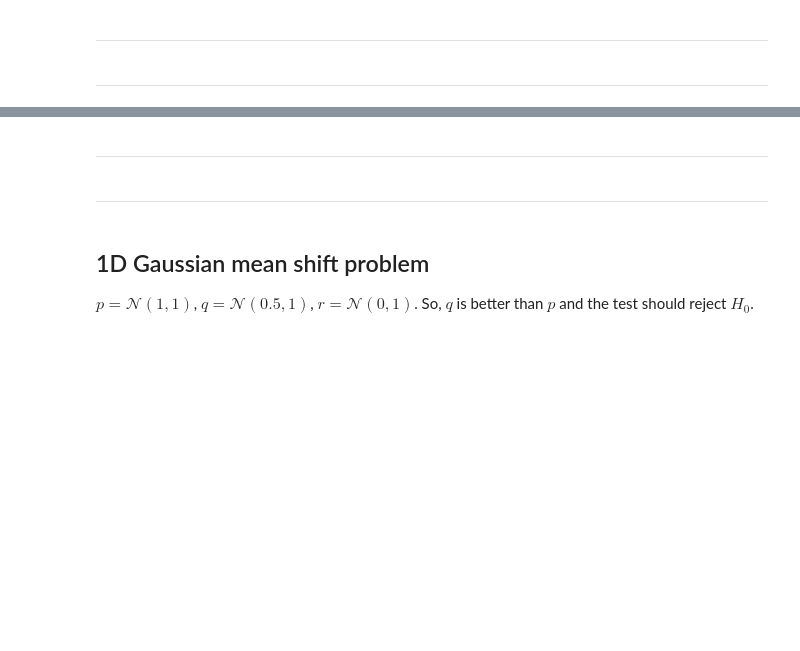
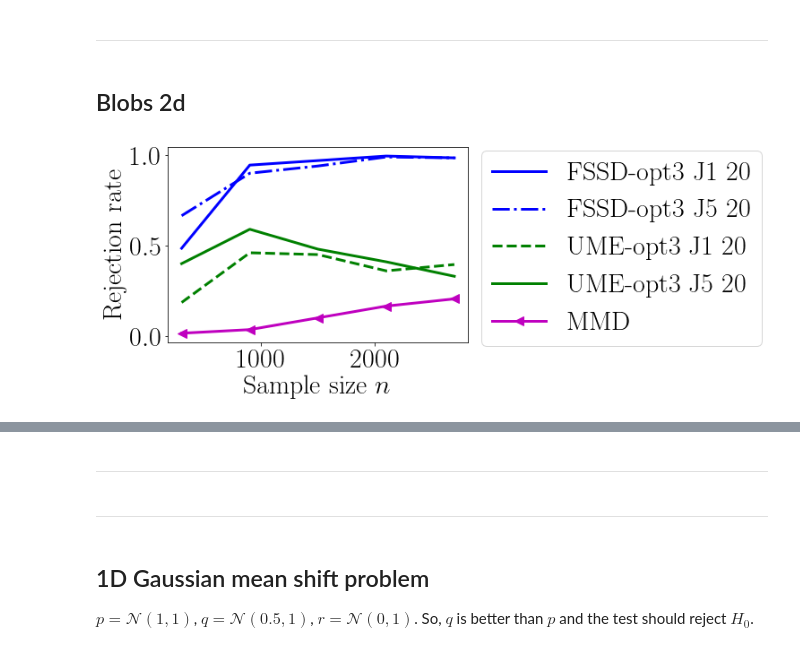
Before and after one commit to wittawatj/kernel-mod, a Jupyter notebook: ipynb/ex1_results.ipynb, the cells around one changed output, grey strips where cells are left out. Cells and saved outputs as stored; diff of their text form; code cells hidden in the pictures; blank space fills up the shorter version.

```diff
--- a/ipynb/ex1_results.ipynb
+++ b/ipynb/ex1_results.ipynb
@@ -101,6 +108,10 @@ plt.savefig(gauss50d_h0_fname.replace('.p', '_time.pdf', 1), bbox_inches='tight'
 # %% [markdown]
 ------------
+# %% [markdown]
+## Blobs 2d
 # %%
-fname = 'ex1-stdnorm_shift_d20-me3_rs100_nmi100_nma400_a0.050.p'
+fname = 'ex1-gmm_blobs_d2-me5_rs200_nmi300_nma2700_a0.050.p'
 load_plot_vs_ns(fname)
 plt.savefig(fname.replace('.p', '.pdf', 1), bbox_inches='tight')
+# %% [output]
+[figure, added]
@@ -112,2 +117,0 @@ plt.savefig(fname.replace('.p', '_time.pdf', 1), bbox_inches='tight',
-# %% [markdown]
-------------------
```
Also changed, not shown: parts of 11 cells of this notebook, 7 other files.
